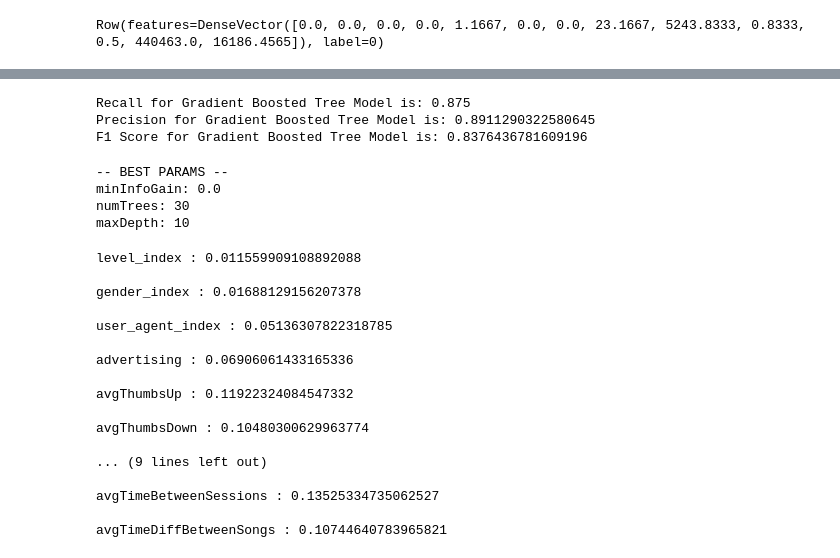
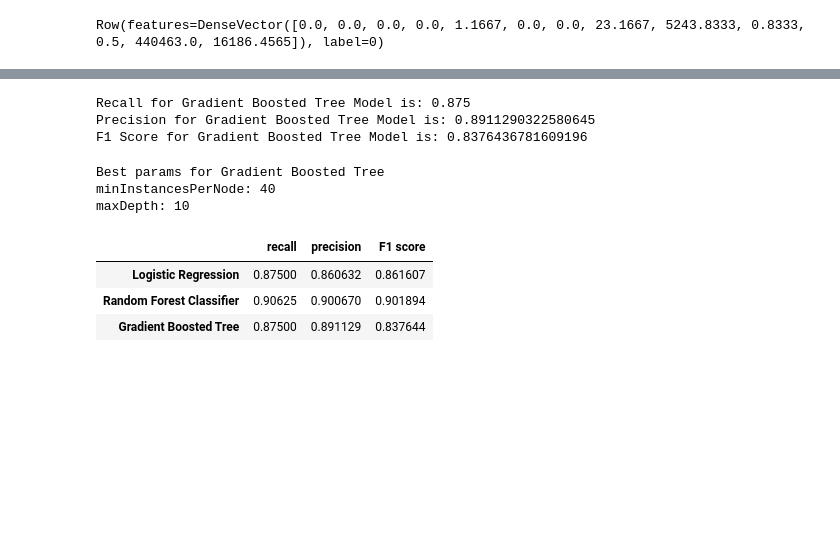
Before and after one commit to thiagolimaop/sparkify_churn, a Jupyter notebook: Sparkify.ipynb, the cells around one changed output, grey strips where cells are left out. Saved outputs shown, nothing was run; the diff lists cells and outputs as text; code cells hidden in the pictures; blank space fills up the shorter version.

```diff
--- a/Sparkify.ipynb
+++ b/Sparkify.ipynb
@@ -1302,7 +1394,6 @@ pipe_gbt = Pipeline(stages=[min_max_scaler, gbt])
 # %%
-# Let's tuning the Logistic Regression model by regularization rate
 param_grid = ParamGridBuilder() \
-    .addGrid(logit.regParam, [0.05, 0.1, 0.2, 0.5]) \
+    .addGrid(logit.regParam, [0.1, 0.15, 0.2, 0.5]) \
     .build()
 
 cv_logit = CrossValidator(estimator = pipe_logit,
@@ -1312,3 +1403,4 @@ cv_logit = CrossValidator(estimator = pipe_logit,
                        seed = 42
                       )
 cv_model_logit = cv_logit.fit(train)
+logit_metrics = evaluate_model(cv_model_logit, test, 'Logistic Regression')
@@ -1330,7 +1419,5 @@ F1 Score for Logistic Regression Model is: 0.8616071428571429
 # %%
-# Let's tuning the Random Forest Classifier
 param_grid = ParamGridBuilder() \
-    .addGrid(randomForest.minInfoGain, [0, 1]) \
     .addGrid(randomForest.numTrees, [15, 30, 45]) \
     .addGrid(randomForest.maxDepth, [10, 15, 20]) \
     .build()
@@ -1342,3 +1429,4 @@ cv_rforest = CrossValidator(estimator = pipe_randomForest,
                          seed = 42
                         )
 cv_model_rforest = cv_rforest.fit(train)
+random_metrics = evaluate_model(cv_model_rforest, test, 'Random Forest Classifier')
@@ -1360,9 +1446,7 @@ F1 Score for Random Forest Classifier Model is: 0.9018939393939394
 # %%
-# Let's tuning the Gradient Boosted Tree
 paramGrid = ParamGridBuilder() \
             .addGrid(gbt.minInstancesPerNode, [5, 10, 20, 40]) \
             .addGrid(gbt.maxDepth, [10, 15, 20])\
-            .addGrid(gbt.subsamplingRate, [0.5, 0.75, 1.0])\
             .build()
 
 cv_gbt = CrossValidator(estimator = pipe_gbt,
@@ -1372,51 +1456,24 @@ cv_gbt = CrossValidator(estimator = pipe_gbt,
                         seed = 42
                        )
 cv_model_gbt = cv_gbt.fit(train)
+gtb_metrics = evaluate_model(cv_model_gbt, test, 'Gradient Boosted Tree')
+# %% [output]
+Recall for Gradient Boosted Tree Model is: 0.875
+Precision for Gradient Boosted Tree Model is: 0.8911290322580645
+F1 Score for Gradient Boosted Tree Model is: 0.8376436781609196
-# %%
-gbt_results = cv_model_gbt.transform(test)
-
-evaluator = MulticlassClassificationEvaluator(predictionCol="prediction")
-gbt_recall = evaluator.evaluate(gbt_results, {evaluator.metricName: "weightedRecall"})
-gbt_precision = evaluator.evaluate(gbt_results, {evaluator.metricName: "weightedPrecision"})
-gbt_f1_score = evaluator.evaluate(gbt_results, {evaluator.metricName: "f1"})
-
-print("Recall for Gradient Boosted Tree Model is: {}".format(gbt_recall))
-print("Precision for Gradient Boosted Tree Model is: {}".format(gbt_precision))
-print("F1 Score for Gradient Boosted Tree Model is: {}".format(gbt_f1_score))
-# %% [output]
-Recall for Gradient Boosted Tree Model is: 0.875
-Precision for Gradient Boosted Tree Model is: 0.8911290322580645
-F1 Score for Gradient Boosted Tree Model is: 0.8376436781609196
-# %%
-best_params = cv_model_rforest.bestModel.stages[1]
-minInfoGain = best_params.getOrDefault('minInfoGain')
-numTrees = best_params.getOrDefault('numTrees')
-maxDepth = best_params.getOrDefault('maxDepth')
-print('-- BEST PARAMS --\nminInfoGain: {}\nnumTrees: {}\nmaxDepth: {}'.format(minInfoGain, numTrees, maxDepth))
-# %% [output]
--- BEST PARAMS --
-minInfoGain: 0.0
-numTrees: 30
-maxDepth: 10
-# %%
-# Let's see the feature importances
-for i in range(len(best_params.featureImportances)):
-    print("{} : {} \n".format(features[i], best_params.featureImportances[i]))
-# %% [output]
-level_index : 0.011559909108892088
-
-gender_index : 0.01688129156207378
-
-user_agent_index : 0.05136307822318785
-
-advertising : 0.06906061433165336
-
-avgThumbsUp : 0.11922324084547332
-
-avgThumbsDown : 0.10480300629963774
-
-... (9 lines left out)
-
-avgTimeBetweenSessions : 0.13525334735062527
-
-avgTimeDiffBetweenSongs : 0.10744640783965821
+# %%
+params = ['minInstancesPerNode', 'maxDepth']
+importance_gbt = get_results(cv_model_gbt, params, 'Gradient Boosted Tree')
+# %% [output]
+Best params for Gradient Boosted Tree
+minInstancesPerNode: 40
+maxDepth: 10
+# %%
+metrics = [logit_metrics, random_metrics, gtb_metrics]
+index = ['Logistic Regression' ,'Random Forest Classifier', 'Gradient Boosted Tree']
+pd.DataFrame(metrics, columns=['recall', 'precision', 'F1 score'], index=index)
+# %% [output]
+|  | recall | precision | F1 score |
+| Logistic Regression | 0.87500 | 0.860632 | 0.861607 |
+| Random Forest Classifier | 0.90625 | 0.900670 | 0.901894 |
+| Gradient Boosted Tree | 0.87500 | 0.891129 | 0.837644 |
```
Also changed, not shown: parts of 19 cells of this notebook.
